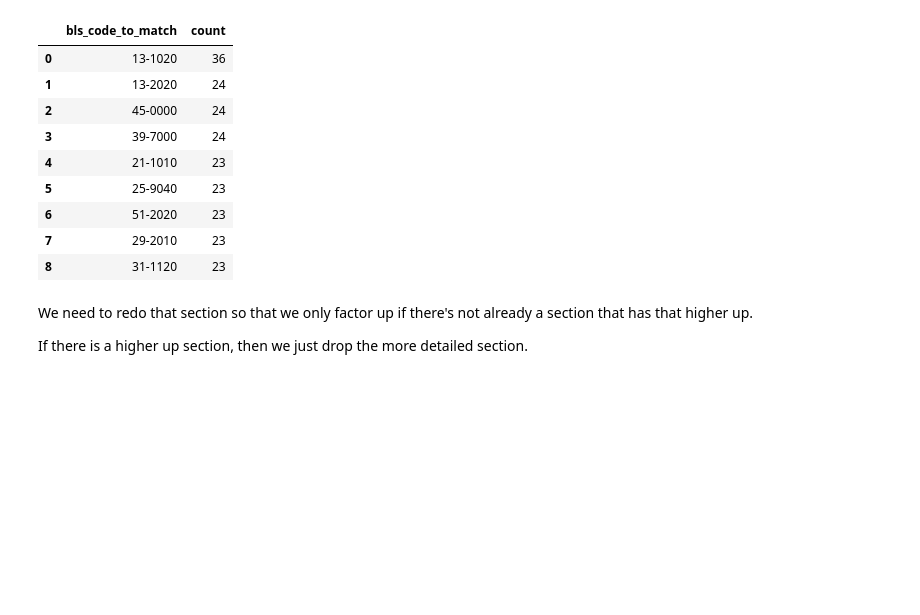
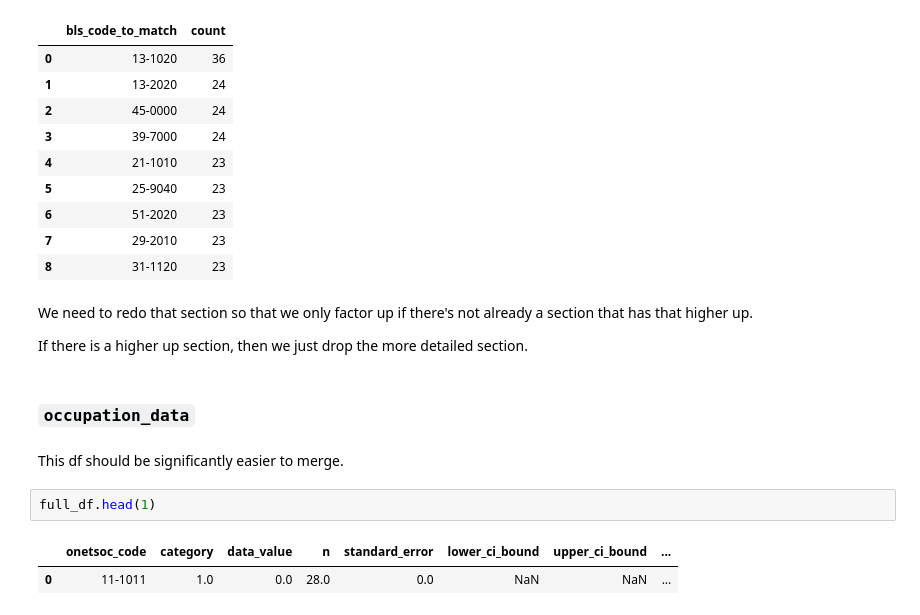
Before and after one commit to blue-santa/comparing-training-req-to-salary-exp, a Jupyter notebook: notebooks/03-exploratory-data-analysis/02-00-eda-train-reward-compare.ipynb, the cells around one changed output. Drawn from its saved outputs; the diff is of its cells as text; blank space fills up the shorter version.

Commit message:
first pass merge occupation_data and nat_data

```diff
--- a/notebooks/03-exploratory-data-analysis/02-00-eda-train-reward-compare.ipynb
+++ b/notebooks/03-exploratory-data-analysis/02-00-eda-train-reward-compare.ipynb
@@ -1541,3 +1541,12 @@ code_counts[code_counts['bls_code_to_match'].isin(list_of_over_represented) == T
 We need to redo that section so that we only factor up if there's not already a section that has that higher up.
 
 If there is a higher up section, then we just drop the more detailed section.
+# %% [markdown]
+### `occupation_data`
+# %% [markdown]
+This df should be significantly easier to merge.
+# %%
+full_df.head(1)
+# %% [output]
+|  | onetsoc_code | category | data_value | n | standard_error | lower_ci_bound | upper_ci_bound | ... |
+| 0 | 11-1011 | 1.0 | 0.0 | 28.0 | 0.0 | NaN | NaN | ... |
```
Also changed, not shown: parts of 20 cells of this notebook.
